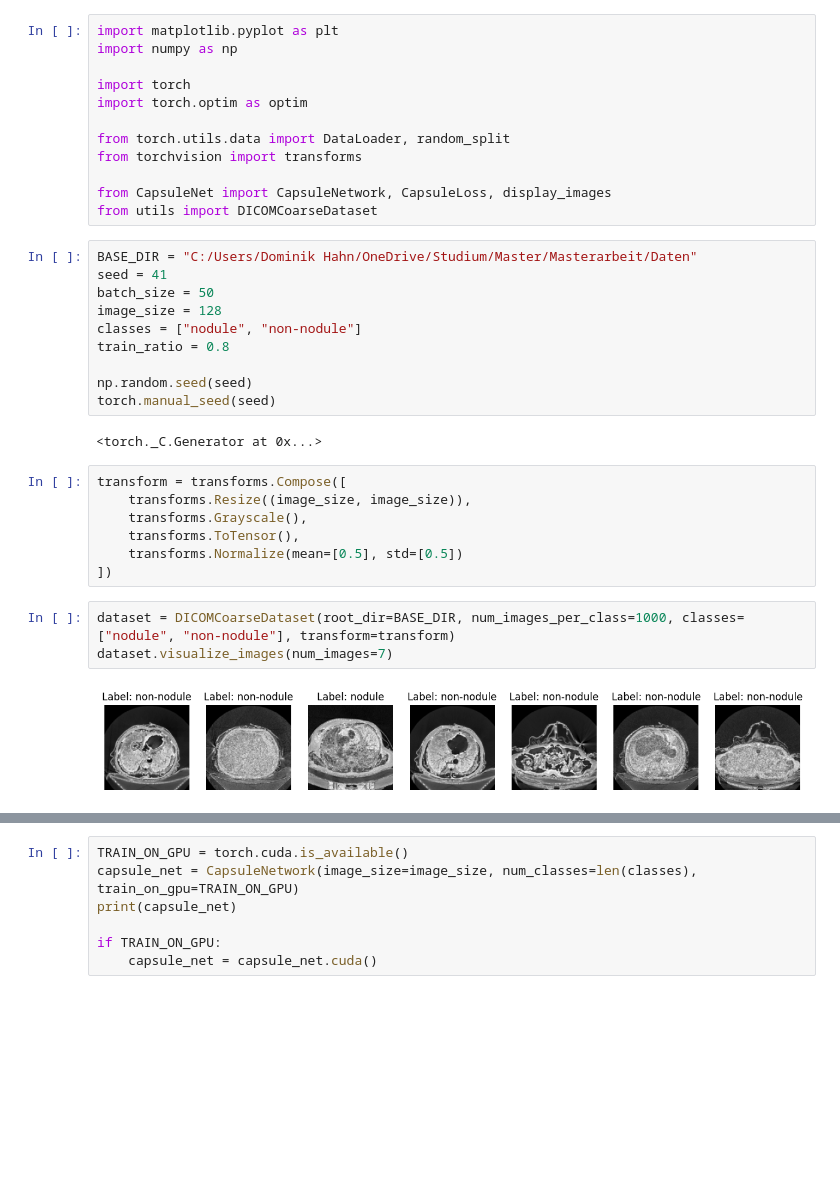
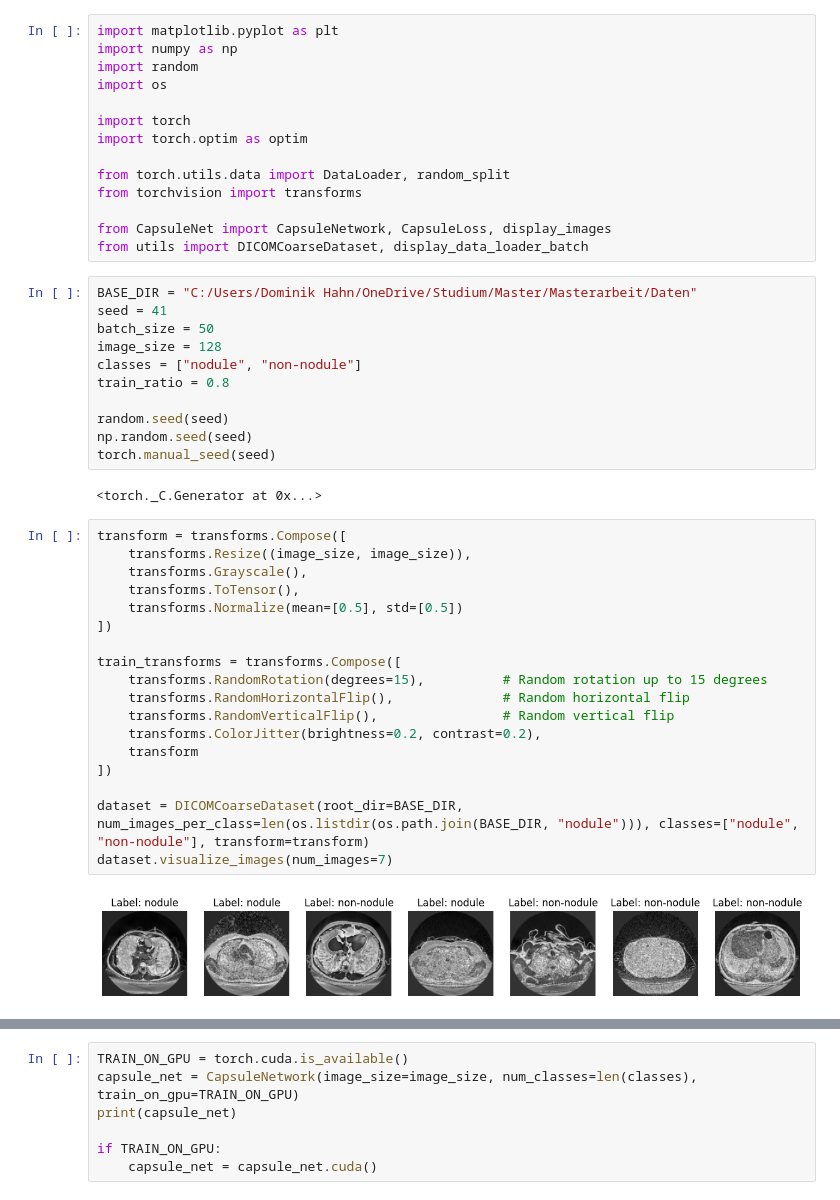
Before and after one commit to DominikHahn1407/Masterarbeit, a Jupyter notebook: Final Models/capsnet.ipynb, the cells around one changed output, grey strips where cells are left out. Saved outputs shown, nothing was run; the diff lists cells and outputs as text; blank space fills up the shorter version.

```diff
--- a/Final Models/capsnet.ipynb
+++ b/Final Models/capsnet.ipynb
@@ -1,6 +1,8 @@
 # %%
 import matplotlib.pyplot as plt
 import numpy as np
+import random
+import os
 
 import torch
 import torch.optim as optim
@@ -9,7 +11,7 @@ from torch.utils.data import DataLoader, random_split
 from torchvision import transforms
 
 from CapsuleNet import CapsuleNetwork, CapsuleLoss, display_images
-from utils import DICOMCoarseDataset
+from utils import DICOMCoarseDataset, display_data_loader_batch
 # %%
 BASE_DIR = "C:/Users/Dominik Hahn/OneDrive/Studium/Master/Masterarbeit/Daten"
 seed = 41
@@ -18,22 +20,31 @@ image_size = 128
 classes = ["nodule", "non-nodule"]
 train_ratio = 0.8
 
+random.seed(seed)
 np.random.seed(seed)
 torch.manual_seed(seed)
 # %% [output]
 <torch._C.Generator at 0x...>
-# %%
-transform = transforms.Compose([
-    transforms.Resize((image_size, image_size)),
-    transforms.Grayscale(),
-    transforms.ToTensor(),
-    transforms.Normalize(mean=[0.5], std=[0.5])
-])
-# %%
-dataset = DICOMCoarseDataset(root_dir=BASE_DIR, num_images_per_class=1000, classes=["nodule", "non-nodule"], transform=transform)
-dataset.visualize_images(num_images=7)
-# %% [output]
-[figure, removed]
+# %%
+transform = transforms.Compose([
+    transforms.Resize((image_size, image_size)),
+    transforms.Grayscale(),
+    transforms.ToTensor(),
+    transforms.Normalize(mean=[0.5], std=[0.5])
+])
+
+train_transforms = transforms.Compose([
+    transforms.RandomRotation(degrees=15),          # Random rotation up to 15 degrees
+    transforms.RandomHorizontalFlip(),              # Random horizontal flip
+    transforms.RandomVerticalFlip(),                # Random vertical flip
+    transforms.ColorJitter(brightness=0.2, contrast=0.2),
+    transform
+])
+
+dataset = DICOMCoarseDataset(root_dir=BASE_DIR, num_images_per_class=len(os.listdir(os.path.join(BASE_DIR, "nodule"))), classes=["nodule", "non-nodule"], transform=transform)
+dataset.visualize_images(num_images=7)
+# %% [output]
+[figure, added]
 # %%
 dataset.display_label_distribution()
 # %% [output]
```
Also changed, not shown: parts of 6 cells of this notebook, 2 other files.
